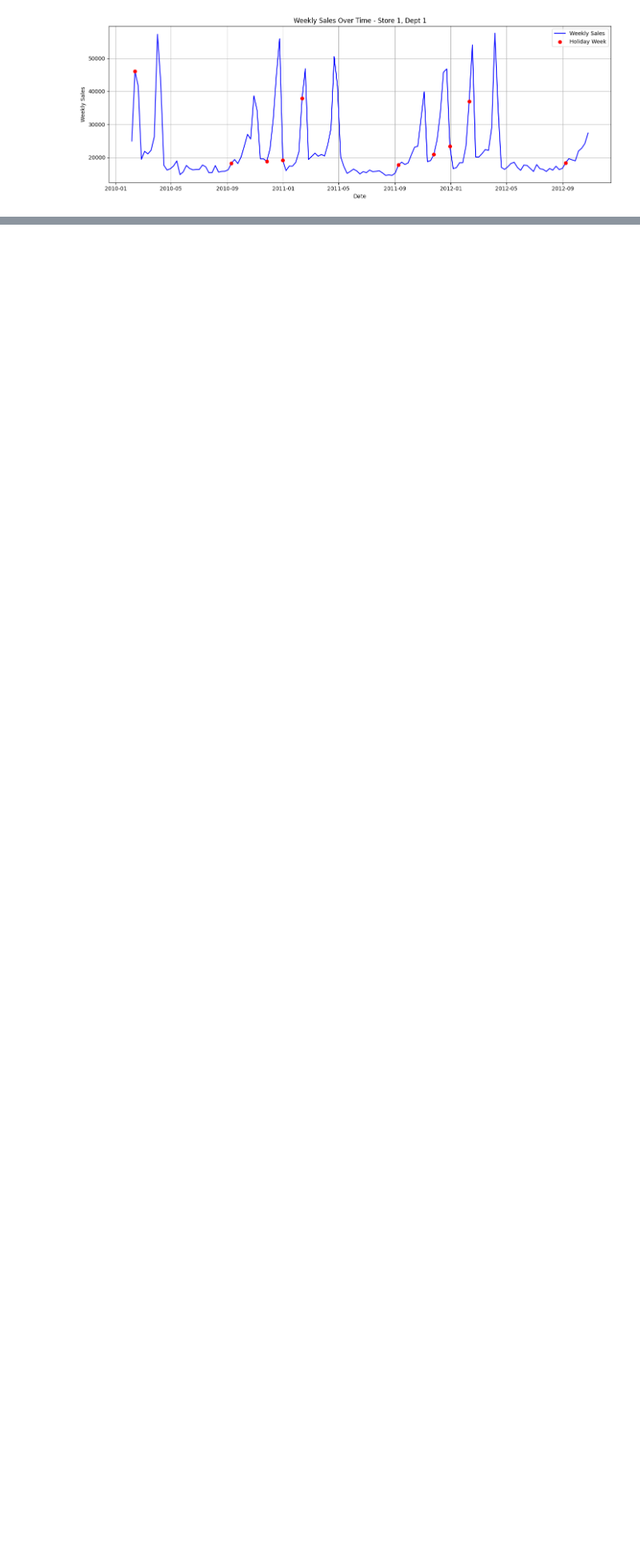
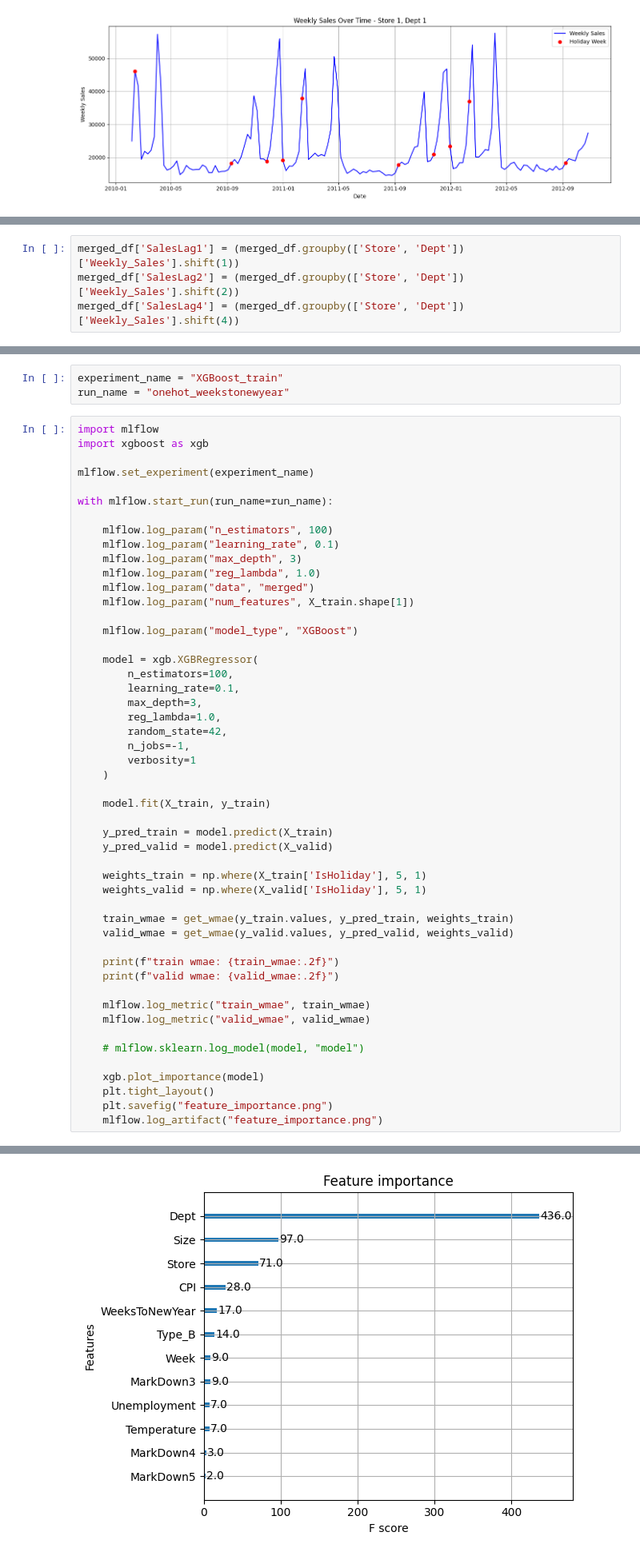
Before and after one commit to gkuch22/ml-final, a Jupyter notebook: final_model_experiment_xgboost.ipynb, the cells around one changed output, grey strips where cells are left out. Shown at 80% size. Cells and saved outputs as stored; diff of their text form; blank space fills up the shorter version.

```diff
--- a/final_model_experiment_xgboost.ipynb
+++ b/final_model_experiment_xgboost.ipynb
@@ -198,0 +269,4 @@ plt.show()
+# %%
+merged_df['SalesLag1'] = (merged_df.groupby(['Store', 'Dept'])['Weekly_Sales'].shift(1))
+merged_df['SalesLag2'] = (merged_df.groupby(['Store', 'Dept'])['Weekly_Sales'].shift(2))
+merged_df['SalesLag4'] = (merged_df.groupby(['Store', 'Dept'])['Weekly_Sales'].shift(4))
@@ -198,0 +475,54 @@ plt.show()
+# %%
+experiment_name = "XGBoost_train"
+run_name = "onehot_weekstonewyear"
+# %%
+import mlflow
+import xgboost as xgb
+
+mlflow.set_experiment(experiment_name)
+
+with mlflow.start_run(run_name=run_name):
+
+    mlflow.log_param("n_estimators", 100)
+    mlflow.log_param("learning_rate", 0.1)
+    mlflow.log_param("max_depth", 3)
+    mlflow.log_param("reg_lambda", 1.0)
+    mlflow.log_param("data", "merged")
+    mlflow.log_param("num_features", X_train.shape[1])
+
+    mlflow.log_param("model_type", "XGBoost")
+
+    model = xgb.XGBRegressor(
+        n_estimators=100,
+        learning_rate=0.1,
+        max_depth=3,
+        reg_lambda=1.0,
+        random_state=42,
+        n_jobs=-1,
+        verbosity=1
+    )
+
+    model.fit(X_train, y_train)
+
+    y_pred_train = model.predict(X_train)
+    y_pred_valid = model.predict(X_valid)
+
+    weights_train = np.where(X_train['IsHoliday'], 5, 1)
+    weights_valid = np.where(X_valid['IsHoliday'], 5, 1)
+
+    train_wmae = get_wmae(y_train.values, y_pred_train, weights_train)
+    valid_wmae = get_wmae(y_valid.values, y_pred_valid, weights_valid)
+
+    print(f"train wmae: {train_wmae:.2f}")
+    print(f"valid wmae: {valid_wmae:.2f}")
+
+    mlflow.log_metric("train_wmae", train_wmae)
+    mlflow.log_metric("valid_wmae", valid_wmae)
+
+    # mlflow.sklearn.log_model(model, "model")
+
+    xgb.plot_importance(model)
+    plt.tight_layout()
+    plt.savefig("feature_importance.png")
+    mlflow.log_artifact("feature_importance.png")
+# %% [output]
@@ -198,0 +533 @@ plt.show()
+[figure, added]
```
Also changed, not shown: parts of 32 cells of this notebook.
